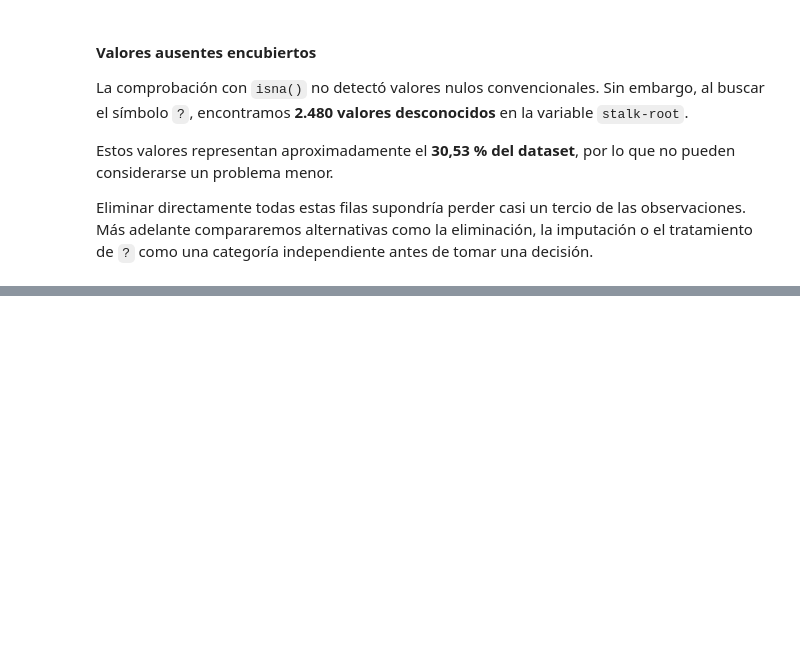
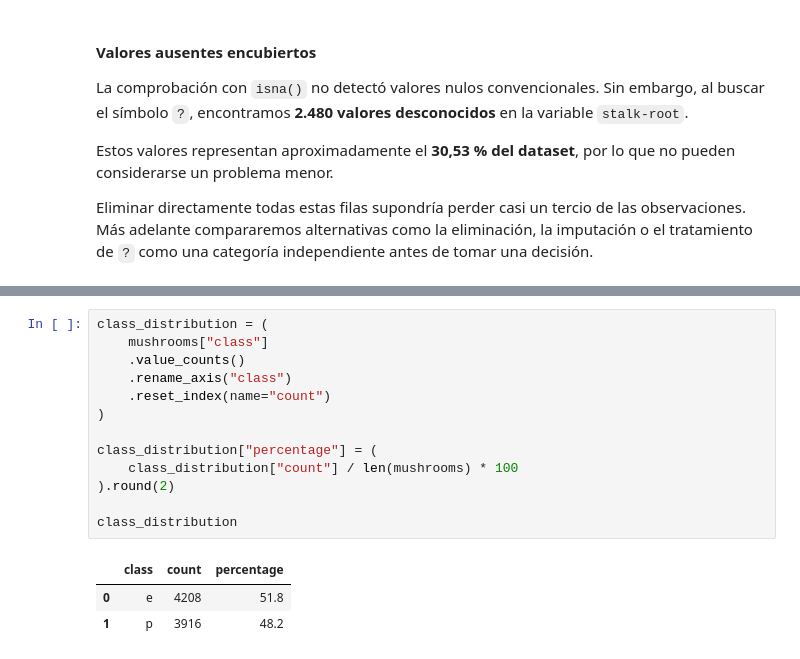
Before and after one commit to Bootcamp-IA-MAD-P7/project7-unsupervised-ml-Fernanda, a Jupyter notebook: clustering-Mushrooms.ipynb, the cells around one changed output, grey strips where cells are left out. Drawn from its saved outputs; the diff is of its cells as text; blank space fills up the shorter version.

```diff
--- a/clustering-Mushrooms.ipynb
+++ b/clustering-Mushrooms.ipynb
@@ -154,0 +183,17 @@ Eliminar directamente todas estas filas supondría perder casi un tercio de las
+# %%
+class_distribution = (
+    mushrooms["class"]
+    .value_counts()
+    .rename_axis("class")
+    .reset_index(name="count")
+)
+
+class_distribution["percentage"] = (
+    class_distribution["count"] / len(mushrooms) * 100
+).round(2)
+
+class_distribution
+# %% [output]
+|  | class | count | percentage |
+| 0 | e | 4208 | 51.8 |
+| 1 | p | 3916 | 48.2 |
```
Also changed, not shown: parts of 7 cells of this notebook.
